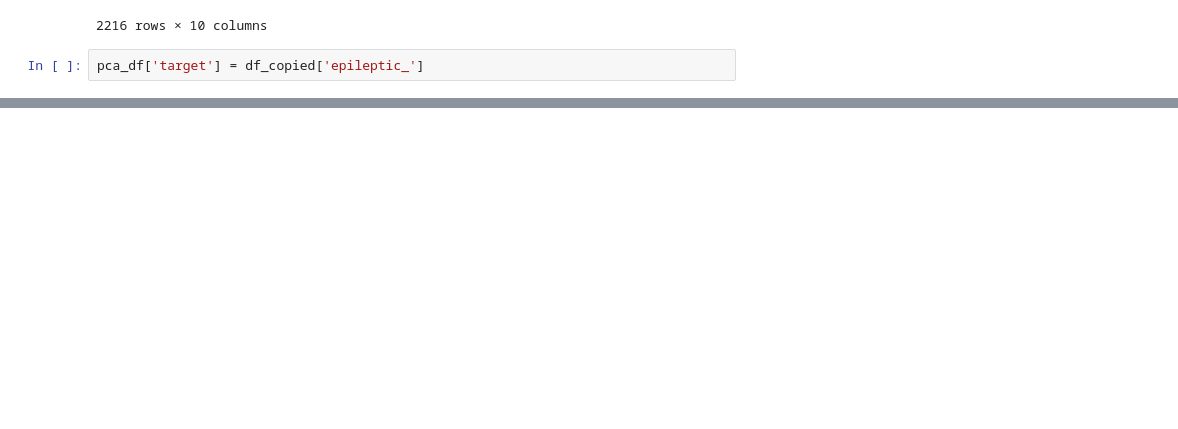
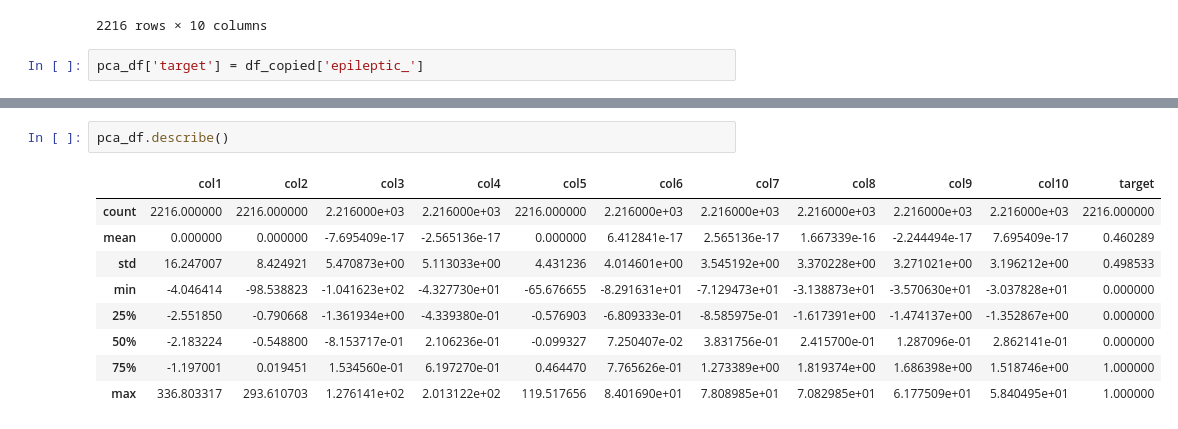
Before and after one commit to mohmaed7777/epilepsy-detection, a Jupyter notebook: Epilepsy_Detection_Using_EEG_Signals.ipynb, the cells around one changed output, grey strips where cells are left out. Drawn from its saved outputs; the diff is of its cells as text; blank space fills up the shorter version.

```diff
--- a/Epilepsy_Detection_Using_EEG_Signals.ipynb
+++ b/Epilepsy_Detection_Using_EEG_Signals.ipynb
@@ -257,0 +280,12 @@ pca_df
+# %%
+pca_df.describe()
+# %% [output]
+|  | col1 | col2 | col3 | col4 | col5 | col6 | col7 | col8 | col9 | col10 | target |
+| count | 2216.000000 | 2216.000000 | 2.216000e+03 | 2.216000e+03 | 2216.000000 | 2.216000e+03 | 2.216000e+03 | 2.216000e+03 | 2.216000e+03 | 2.216000e+03 | 2216.000000 |
+| mean | 0.000000 | 0.000000 | -7.695409e-17 | -2.565136e-17 | 0.000000 | 6.412841e-17 | 2.565136e-17 | 1.667339e-16 | -2.244494e-17 | 7.695409e-17 | 0.460289 |
+| std | 16.247007 | 8.424921 | 5.470873e+00 | 5.113033e+00 | 4.431236 | 4.014601e+00 | 3.545192e+00 | 3.370228e+00 | 3.271021e+00 | 3.196212e+00 | 0.498533 |
+| min | -4.046414 | -98.538823 | -1.041623e+02 | -4.327730e+01 | -65.676655 | -8.291631e+01 | -7.129473e+01 | -3.138873e+01 | -3.570630e+01 | -3.037828e+01 | 0.000000 |
+| 25% | -2.551850 | -0.790668 | -1.361934e+00 | -4.339380e-01 | -0.576903 | -6.809333e-01 | -8.585975e-01 | -1.617391e+00 | -1.474137e+00 | -1.352867e+00 | 0.000000 |
+| 50% | -2.183224 | -0.548800 | -8.153717e-01 | 2.106236e-01 | -0.099327 | 7.250407e-02 | 3.831756e-01 | 2.415700e-01 | 1.287096e-01 | 2.862141e-01 | 0.000000 |
+| 75% | -1.197001 | 0.019451 | 1.534560e-01 | 6.197270e-01 | 0.464470 | 7.765626e-01 | 1.273389e+00 | 1.819374e+00 | 1.686398e+00 | 1.518746e+00 | 1.000000 |
+| max | 336.803317 | 293.610703 | 1.276141e+02 | 2.013122e+02 | 119.517656 | 8.401690e+01 | 7.808985e+01 | 7.082985e+01 | 6.177509e+01 | 5.840495e+01 | 1.000000 |
```
Also changed, not shown: parts of 30 cells of this notebook.
